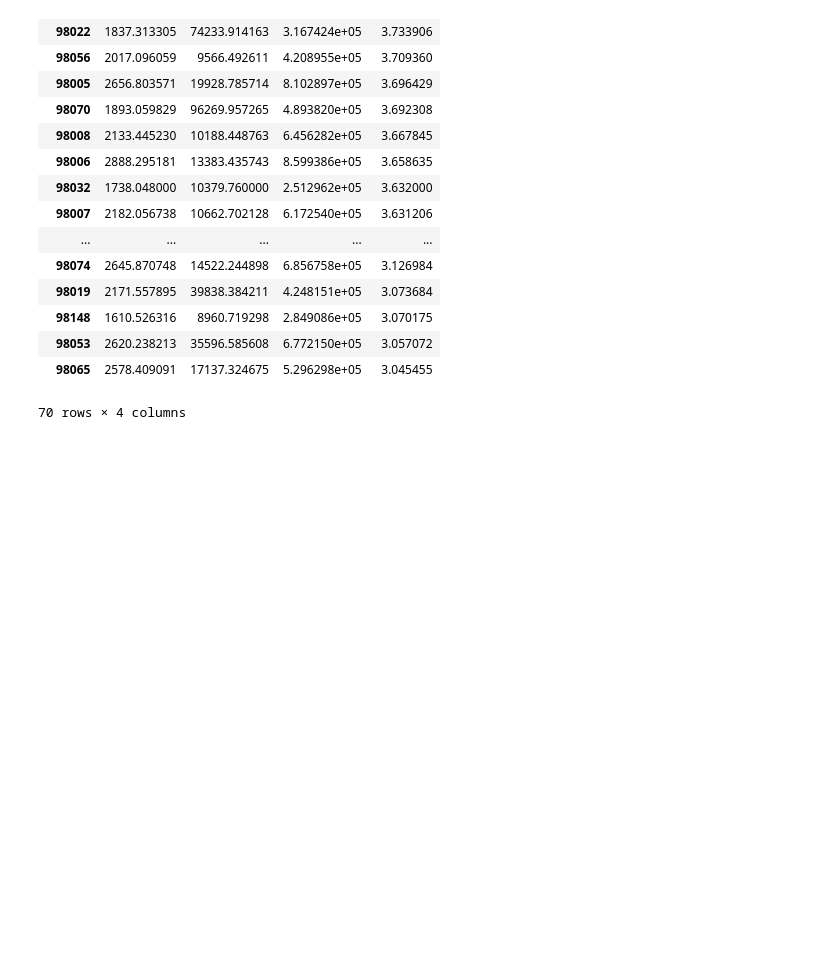
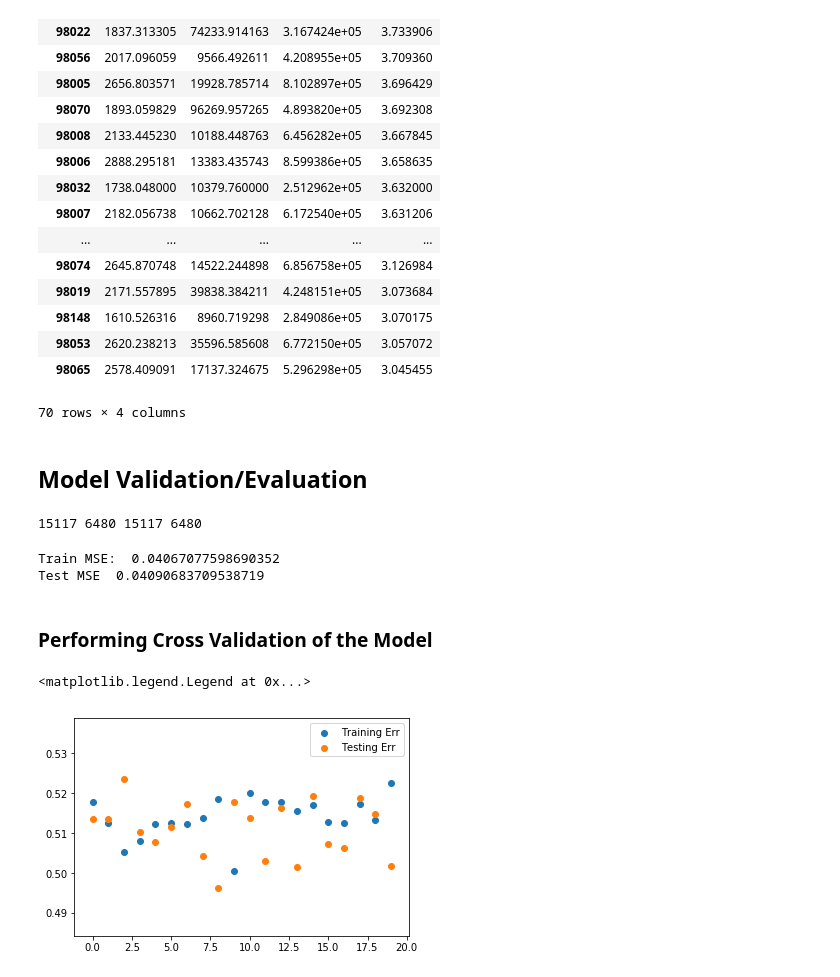
Before and after one commit to Jthomas3425/DSLabsv2, a Jupyter notebook: Projects/Mod 1 Final Project/student.ipynb, the cells around one changed output. Drawn from its saved outputs; the diff is of its cells as text; code cells hidden in the pictures; blank space fills up the shorter version.

```diff
--- a/Projects/Mod 1 Final Project/student.ipynb
+++ b/Projects/Mod 1 Final Project/student.ipynb
@@ -342,3 +341,16 @@ zip_cond.sort_values(['condition', 'price'], ascending=False)
 | 98053 | 2620.238213 | 35596.585608 | 6.772150e+05 | 3.057072 |
 | 98065 | 2578.409091 | 17137.324675 | 5.296298e+05 | 3.045455 |
 70 rows × 4 columns
+# %% [markdown]
+## Model Validation/Evaluation
+# %%
+X_train, X_test, y_train, y_test = train_test_split(features, scaled_price, test_size=0.3)
+print(len(X_train), len(X_test), len(y_train), len(y_test))
+from sklearn.linear_model import LinearRegression
+linreg = LinearRegression()
+linreg.fit(X_train, y_train)
+
+y_hat_train = linreg.predict(X_train)
+y_hat_test = linreg.predict(X_test)
+# %% [output]
+15117 6480 15117 6480
@@ -344,0 +362,26 @@ zip_cond.sort_values(['condition', 'price'], ascending=False)
+# %%
+print('Train MSE: ', mse_train)
+print('Test MSE ', mse_test)
+# %% [output]
+Train MSE:  0.04067077598690352
+Test MSE  0.04090683709538719
+# %% [markdown]
+### Performing Cross Validation of the Model
+# %%
+num = 20
+train_err = []
+test_err = []
+for x in range(num):
+    X_train, X_test, y_train, y_test = train_test_split(features, scaled_price, test_size=0.3)
+    from sklearn.linear_model import LinearRegression
+    linreg = LinearRegression()
+    linreg.fit(X_train, y_train)
+    train_err.append(np.sum((y_train - y_hat_train)**2)/len(y_train))
+    test_err.append(np.sum((y_test - y_hat_test)**2)/len(y_test))
+
+plt.scatter(list(range(num)), train_err, label='Training Err')
+plt.scatter(list(range(num)), test_err, label='Testing Err')
+plt.legend()
+# %% [output]
+<matplotlib.legend.Legend at 0x...>
+[figure, added]
```
Also changed, not shown: parts of 3 cells of this notebook.
